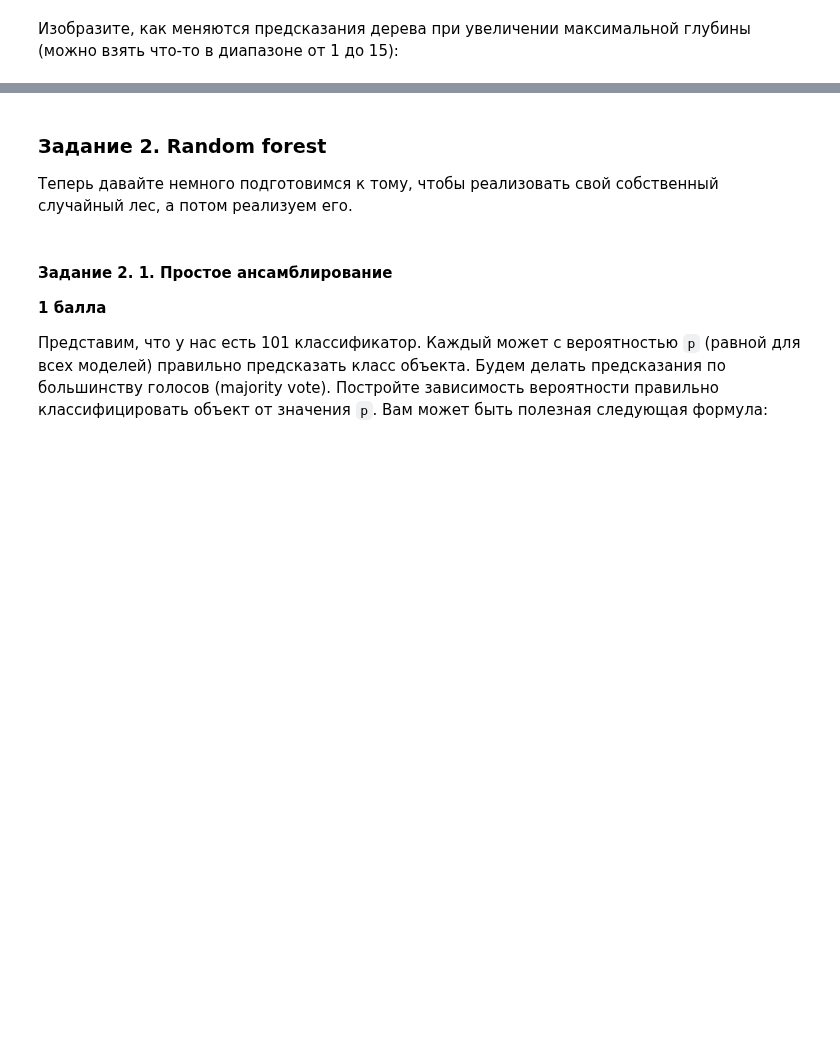
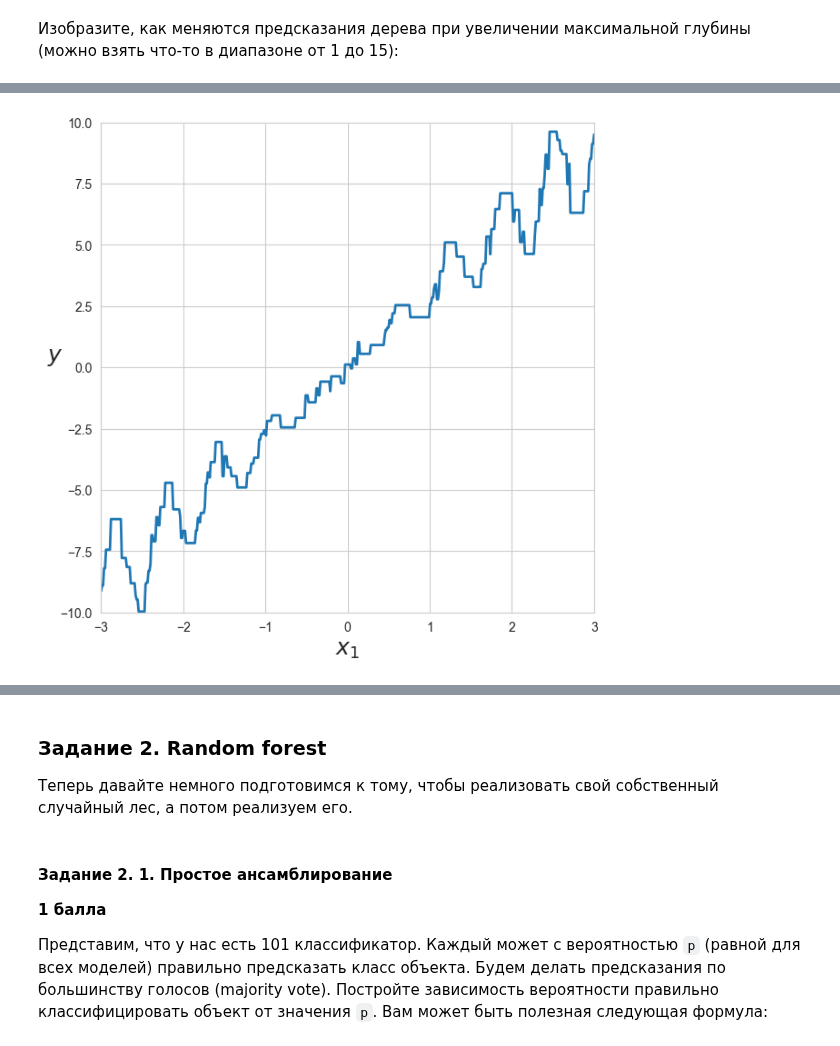
Before and after one commit to EkaterinShitik/BI_ML_2024, a Jupyter notebook: hw5_ens/code/Ensembles.ipynb, the cells around one changed output, grey strips where cells are left out. Saved outputs shown, nothing was run; the diff lists cells and outputs as text; code cells hidden in the pictures; blank space fills up the shorter version.

```diff
--- a/hw5_ens/code/Ensembles.ipynb
+++ b/hw5_ens/code/Ensembles.ipynb
@@ -67,0 +80,9 @@ def plot_regression_predictions(tree_reg, X, y, axes=[-3, 3, -10, 10], ylabel="$
+# %%
+# Картина при глубине дерева равной 7
+
+plt.figure(figsize=(7, 7))
+regr = DecisionTreeRegressor(max_depth=7)
+regr.fit(X, y)
+plot_regression_predictions(regr, X, y)
+# %% [output]
+[figure, added]
```
Also changed, not shown: parts of 43 cells of this notebook.
